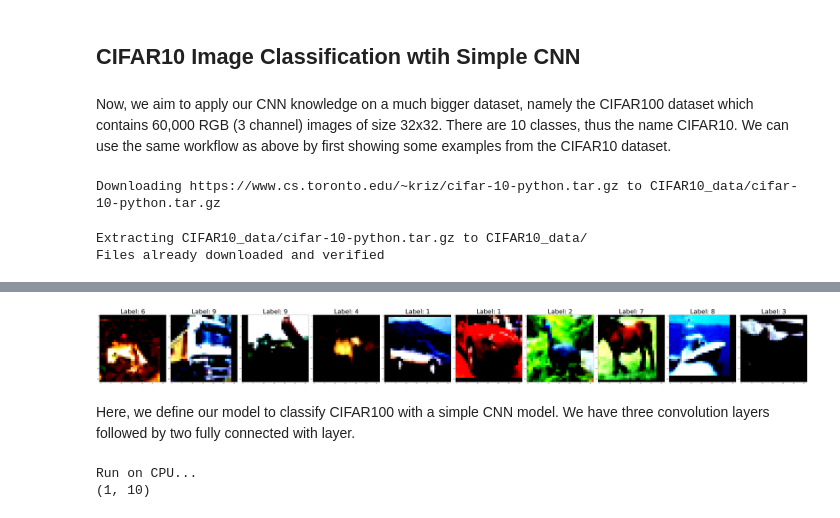
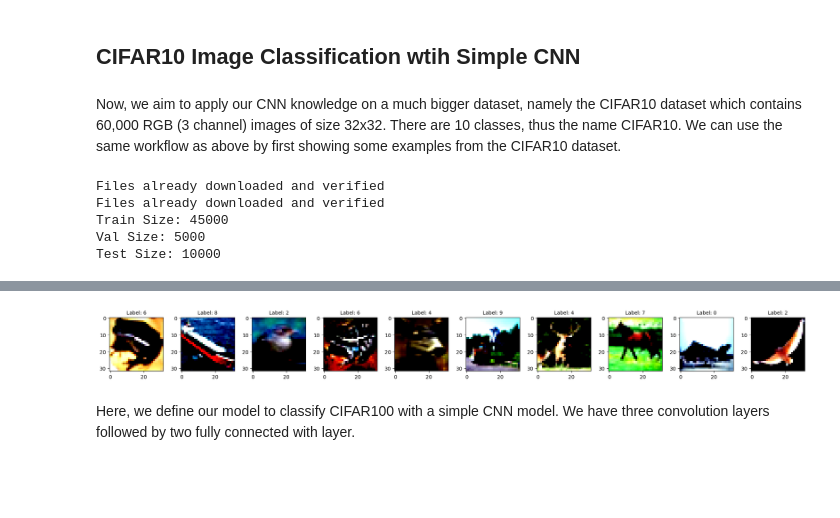
Before and after one commit to mjang01011/portfolio, a Jupyter notebook: blog/models/Convolutional_Neural_Networks.ipynb, the cells around one changed output, grey strips where cells are left out. Saved outputs shown, nothing was run; the diff lists cells and outputs as text; code cells hidden in the pictures; blank space fills up the shorter version.

```diff
--- a/blog/models/Convolutional_Neural_Networks.ipynb
+++ b/blog/models/Convolutional_Neural_Networks.ipynb
@@ -498,4 +502,4 @@ We see that our CNN model successfully classifies 98.9% of the MNIST images.
 # %% [markdown]
 ## CIFAR10 Image Classification wtih Simple CNN
 # %% [markdown]
-Now, we aim to apply our CNN knowledge on a much bigger dataset, namely the CIFAR100 dataset which contains 60,000 RGB (3 channel) images of size 32x32. There are 10 classes, thus the name CIFAR10. We can use the same workflow as above by first showing some examples from the CIFAR10 dataset.
+Now, we aim to apply our CNN knowledge on a much bigger dataset, namely the CIFAR10 dataset which contains 60,000 RGB (3 channel) images of size 32x32. There are 10 classes, thus the name CIFAR10. We can use the same workflow as above by first showing some examples from the CIFAR10 dataset.
@@ -502,32 +515,48 @@ Now, we aim to apply our CNN knowledge on a much bigger dataset, namely the CIFA
 # %%
-CIFAR10_train = dsets.CIFAR10(root='CIFAR10_data/',
-                          train=True,
-                          transform=transforms.Compose([
-                              transforms.ToTensor(),
-                              transforms.RandomHorizontalFlip(p=0.5),
-                              transforms.RandomCrop(size=(32, 32), padding=4),
-                              transforms.Normalize(mean=[0.5071, 0.4867, 0.4408], std=[0.2675, 0.2565, 0.2761]),
-                          ]),
-                          download=True)
+warnings.filterwarnings('ignore')
+
+train_transform = transforms.Compose([
+    transforms.ToTensor(),
+    transforms.RandomHorizontalFlip(p=0.5),
+    transforms.RandomCrop(size=(32, 32), padding=4),
+    transforms.Normalize(mean=[0.5071, 0.4867, 0.4408], std=[0.2675, 0.2565, 0.2761]),
+])
+
+test_transform = transforms.Compose([
+    transforms.ToTensor(),
+    transforms.Normalize(mean=[0.5071, 0.4867, 0.4408], std=[0.2675, 0.2565, 0.2761]),
+])
+
+CIFAR10_train_full = dsets.CIFAR10(root='CIFAR10_data/',
+                                   train=True,
+                                   transform=train_transform,
+                                   download=True)
+
+CIFAR10_train, CIFAR10_val = random_split(CIFAR10_train_full, [45000, 5000])
+
+CIFAR10_val.dataset.transform = test_transform
 
 CIFAR10_test = dsets.CIFAR10(root='CIFAR10_data/',
-                         train=False,
-                         transform=transforms.Compose([
-                             transforms.ToTensor(),
-                             transforms.Normalize(mean=[0.5071, 0.4867, 0.4408], std=[0.2675, 0.2565, 0.2761]),
-                         ]),
-                         download=True)
+                             train=False,
+                             transform=test_transform,
+                             download=True)
 
-plt.figure(figsize=(80,8))
+print('Train Size:', len(CIFAR10_train))
+print('Val Size:', len(CIFAR10_val))
+print('Test Size:', len(CIFAR10_test))
+
+plt.figure(figsize=(20, 2))
 for i in range(10):
     image, label = CIFAR10_train[i]
-    plt.subplot(1, 10, i+1)
-    plt.imshow(image.permute(1,2,0))
-    plt.title(f'Label: {label}', fontsize=50)
+    plt.subplot(1, 10, i + 1)
+    plt.imshow(image.permute(1, 2, 0).clamp(0, 1))
+    plt.title(f'Label: {label}', fontsize=10)
 
 plt.tight_layout()
 plt.show()
 # %% [output]
-Downloading https://www.cs.toronto.edu/~kriz/cifar-10-python.tar.gz to CIFAR10_data/cifar-10-python.tar.gz
+Files already downloaded and verified
+Files already downloaded and verified
+Train Size: 45000
+Val Size: 5000
+Test Size: 10000
-Extracting CIFAR10_data/cifar-10-python.tar.gz to CIFAR10_data/
-Files already downloaded and verified
@@ -544,3 +563,3 @@ WARNING:matplotlib.image:Clipping input data to the valid range for imshow with
-[figure, old version]
+[figure, new version]
 # %% [markdown]
 Here, we define our model to classify CIFAR100 with a simple CNN model. We have three convolution layers followed by two fully connected with layer.
@@ -574,15 +565,0 @@ class CIFAR10_CNN(nn.Module):
-# %%
-device = 'cuda' if torch.cuda.is_available() else 'cpu'
-if device =='cuda':
-    print("Run on GPU...")
-else:
-    print("Run on CPU...")
-
-model = CIFAR10_CNN().to(device)
-data = torch.randn(1,3,32,32)
-data = data.to(device)
-out = model(data)
-print(out.detach().cpu().numpy().shape)
-# %% [output]
-Run on CPU...
-(1, 10)
```
Also changed, not shown: parts of 40 cells of this notebook, 9 other files.
